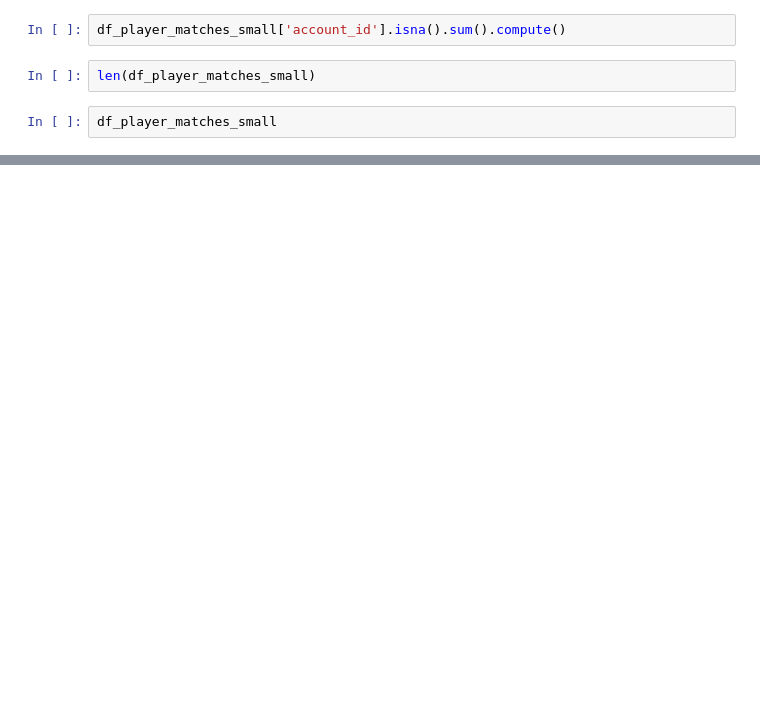
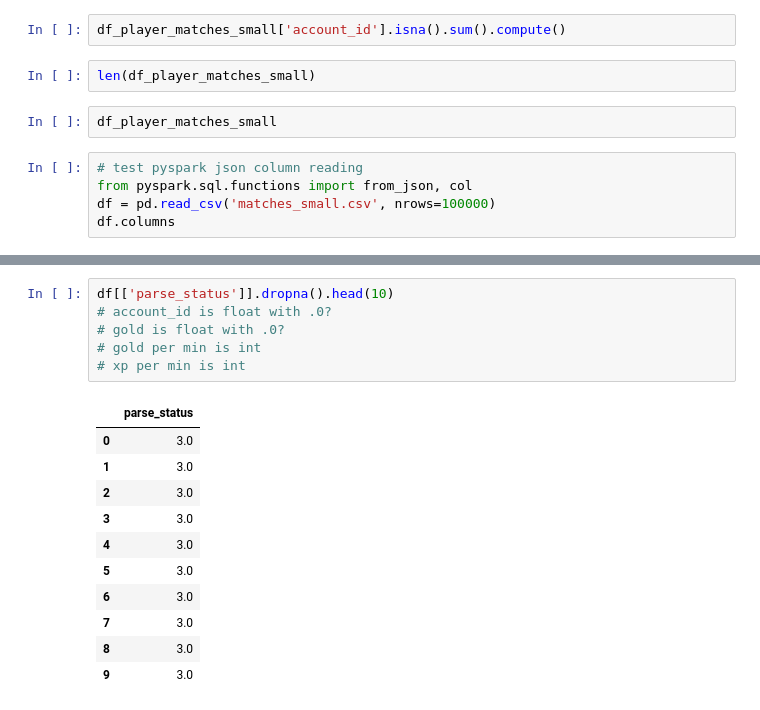
Before and after one commit to jfreds91/DEND_Capstone, a Jupyter notebook: initial_ETL.ipynb, the cells around one changed output, grey strips where cells are left out. Cells and saved outputs as stored; diff of their text form; blank space fills up the shorter version.

```diff
--- a/initial_ETL.ipynb
+++ b/initial_ETL.ipynb
@@ -160,3 +161,8 @@ df_player_matches_small['account_id'].isna().sum().compute()
 len(df_player_matches_small)
 # %%
 df_player_matches_small
+# %%
+# test pyspark json column reading
+from pyspark.sql.functions import from_json, col
+df = pd.read_csv('matches_small.csv', nrows=100000)
+df.columns
@@ -162,0 +178,18 @@ df_player_matches_small
+# %%
+df[['parse_status']].dropna().head(10)
+# account_id is float with .0?
+# gold is float with .0?
+# gold per min is int
+# xp per min is int
+# %% [output]
+|  | parse_status |
+| 0 | 3.0 |
+| 1 | 3.0 |
+| 2 | 3.0 |
+| 3 | 3.0 |
+| 4 | 3.0 |
+| 5 | 3.0 |
+| 6 | 3.0 |
+| 7 | 3.0 |
+| 8 | 3.0 |
+| 9 | 3.0 |
```
Also changed, not shown: parts of 5 cells of this notebook, 6 other files.
